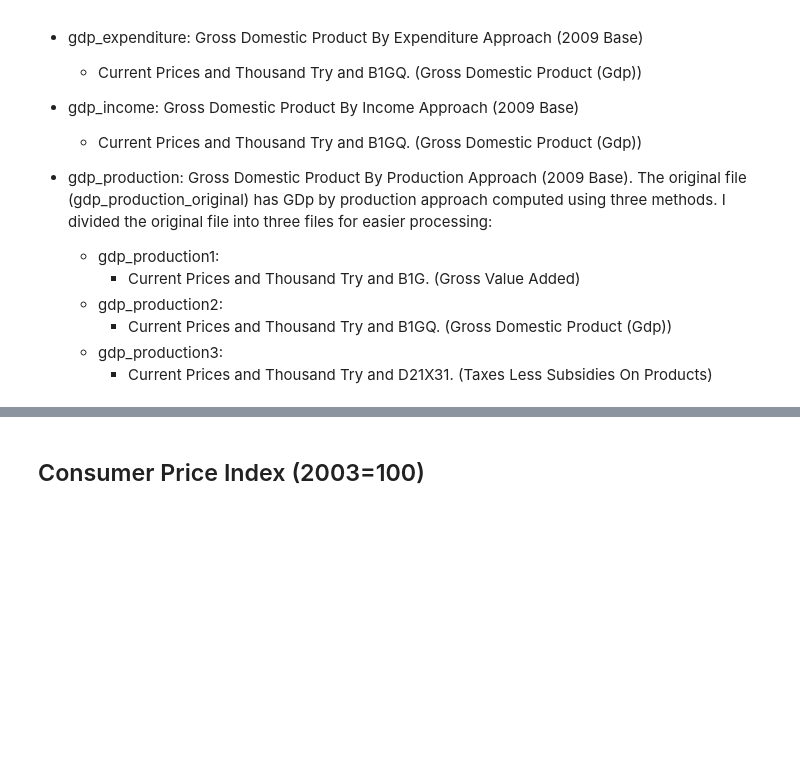
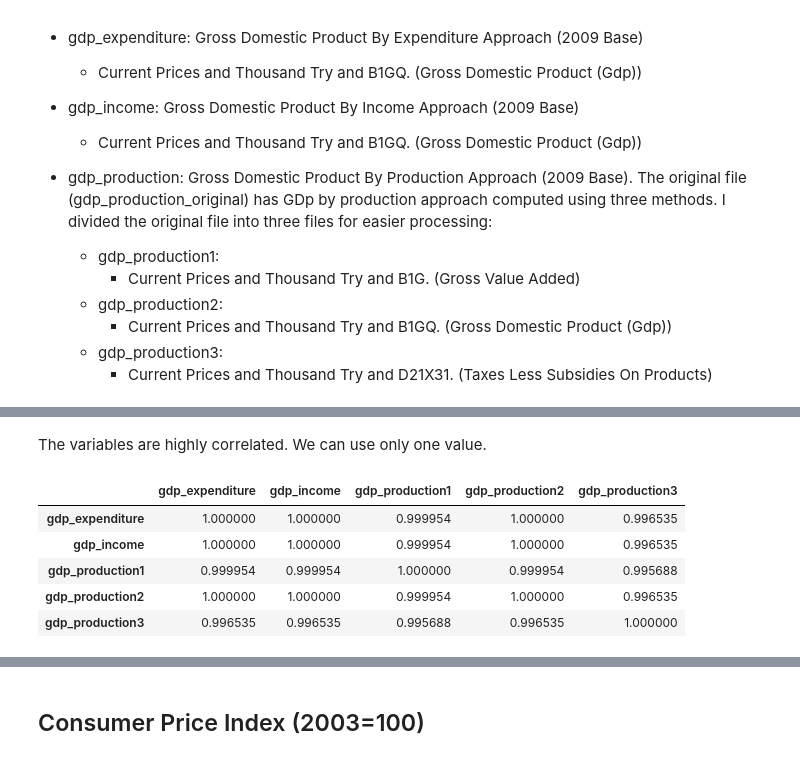
Before and after one commit to Ahmetyasin/CS512-project, a Jupyter notebook: CleaningTuikData.ipynb, the cells around one changed output, grey strips where cells are left out. Drawn from its saved outputs; the diff is of its cells as text; code cells hidden in the pictures; blank space fills up the shorter version.

Commit message:
removed redundant GDP values

```diff
--- a/CleaningTuikData.ipynb
+++ b/CleaningTuikData.ipynb
@@ -206,0 +203,11 @@ plt.show()
+# %% [markdown]
+The variables are highly correlated. We can use only one value.
+# %%
+merged_df.iloc[:, 3:].corr()
+# %% [output]
+|  | gdp_expenditure | gdp_income | gdp_production1 | gdp_production2 | gdp_production3 |
+| gdp_expenditure | 1.000000 | 1.000000 | 0.999954 | 1.000000 | 0.996535 |
+| gdp_income | 1.000000 | 1.000000 | 0.999954 | 1.000000 | 0.996535 |
+| gdp_production1 | 0.999954 | 0.999954 | 1.000000 | 0.999954 | 0.995688 |
+| gdp_production2 | 1.000000 | 1.000000 | 0.999954 | 1.000000 | 0.996535 |
+| gdp_production3 | 0.996535 | 0.996535 | 0.995688 | 0.996535 | 1.000000 |
```
Also changed, not shown: parts of 9 cells of this notebook.
